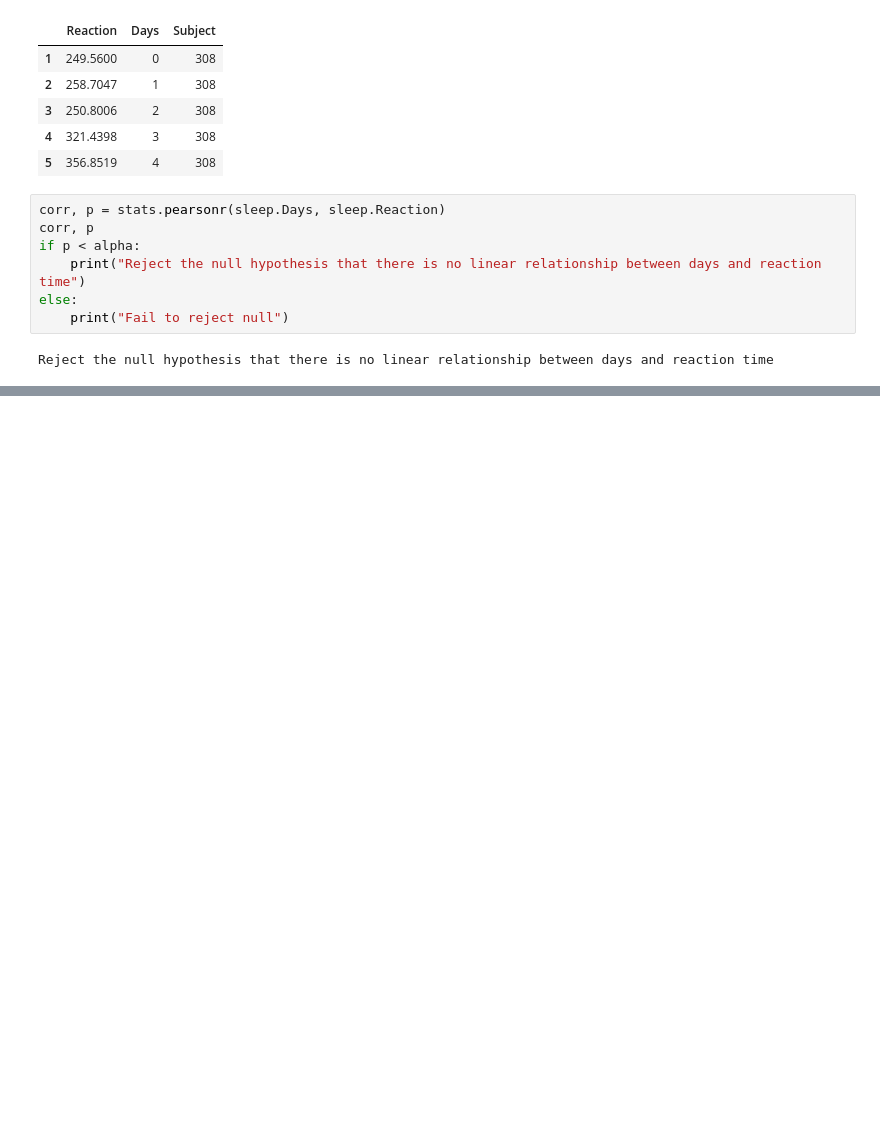
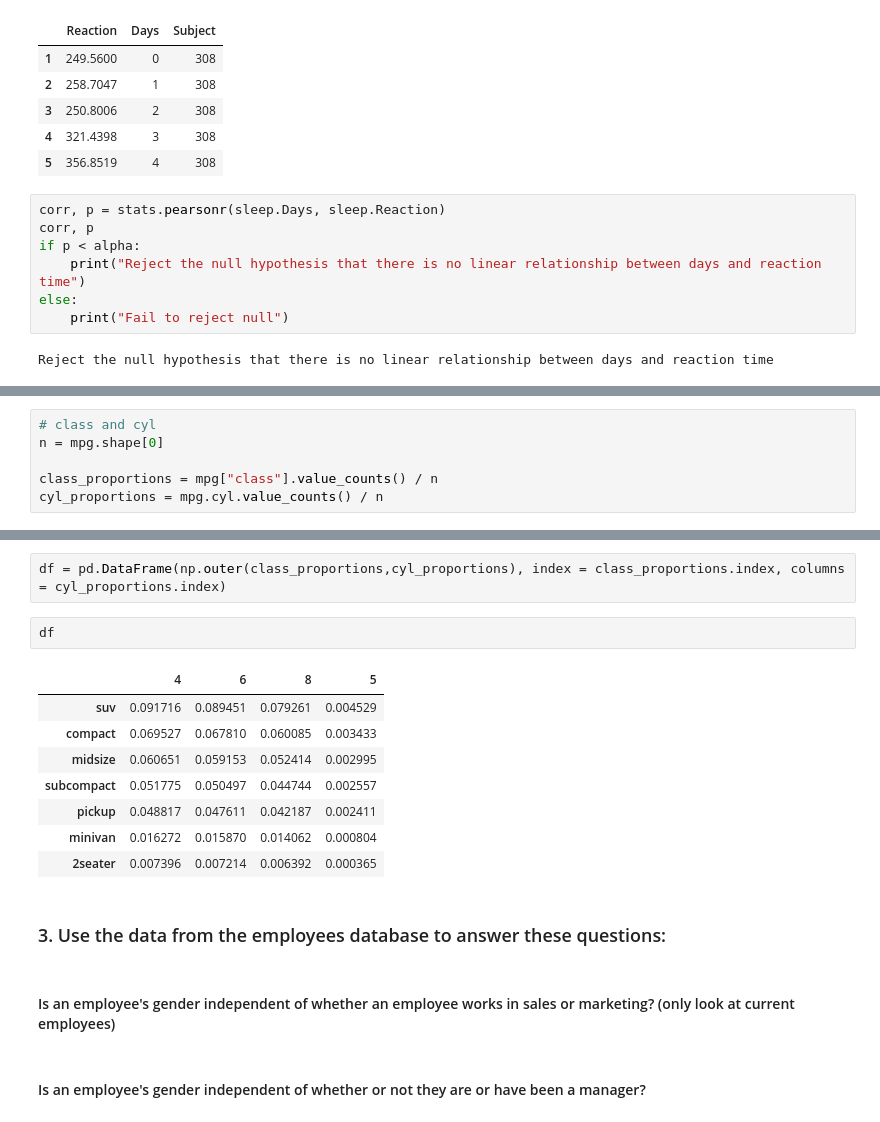
Before and after one commit to jesse-d-marder/statistics-exercises, a Jupyter notebook: hypothesis_testing.ipynb, the cells around one changed output, grey strips where cells are left out. Drawn from its saved outputs; the diff is of its cells as text; blank space fills up the shorter version.

```diff
--- a/hypothesis_testing.ipynb
+++ b/hypothesis_testing.ipynb
@@ -486,0 +546,6 @@ Reject the null hypothesis that there is no linear relationship between days and
+# %%
+# class and cyl
+n = mpg.shape[0]
+
+class_proportions = mpg["class"].value_counts() / n
+cyl_proportions = mpg.cyl.value_counts() / n
@@ -486,0 +571,19 @@ Reject the null hypothesis that there is no linear relationship between days and
+# %%
+df = pd.DataFrame(np.outer(class_proportions,cyl_proportions), index = class_proportions.index, columns = cyl_proportions.index)
+# %%
+df
+# %% [output]
+|  | 4 | 6 | 8 | 5 |
+| suv | 0.091716 | 0.089451 | 0.079261 | 0.004529 |
+| compact | 0.069527 | 0.067810 | 0.060085 | 0.003433 |
+| midsize | 0.060651 | 0.059153 | 0.052414 | 0.002995 |
+| subcompact | 0.051775 | 0.050497 | 0.044744 | 0.002557 |
+| pickup | 0.048817 | 0.047611 | 0.042187 | 0.002411 |
+| minivan | 0.016272 | 0.015870 | 0.014062 | 0.000804 |
+| 2seater | 0.007396 | 0.007214 | 0.006392 | 0.000365 |
+# %% [markdown]
+### 3. Use the data from the employees database to answer these questions:
+# %% [markdown]
+#### Is an employee's gender independent of whether an employee works in sales or marketing? (only look at current employees)
+# %% [markdown]
+#### Is an employee's gender independent of whether or not they are or have been a manager?
```
Also changed, not shown: parts of 10 cells of this notebook.
